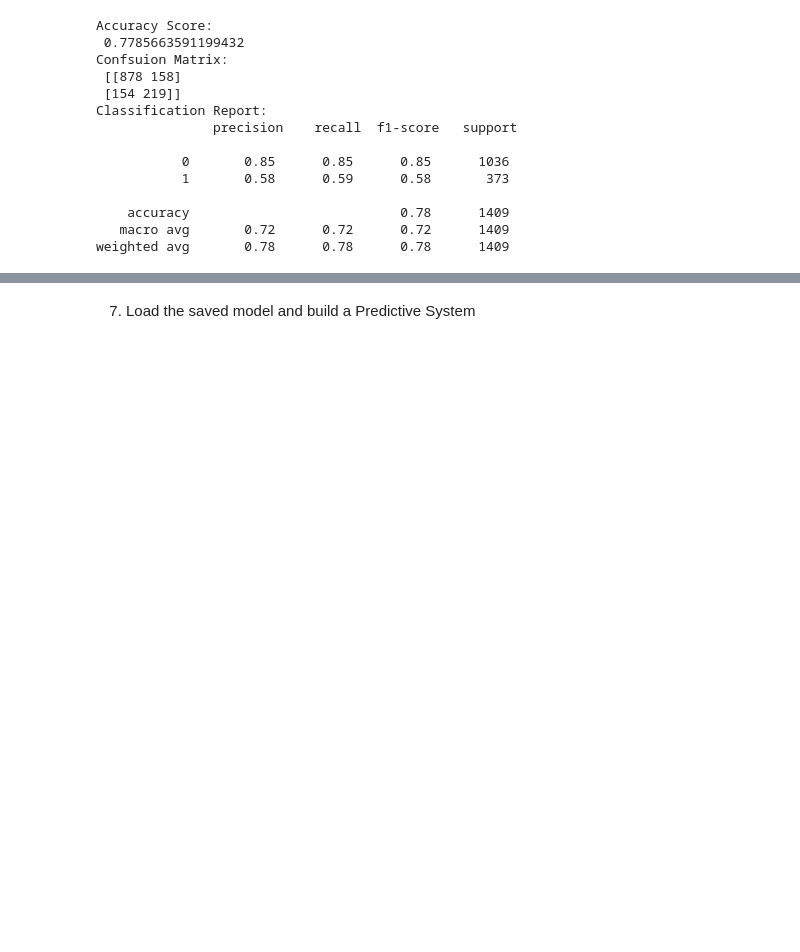
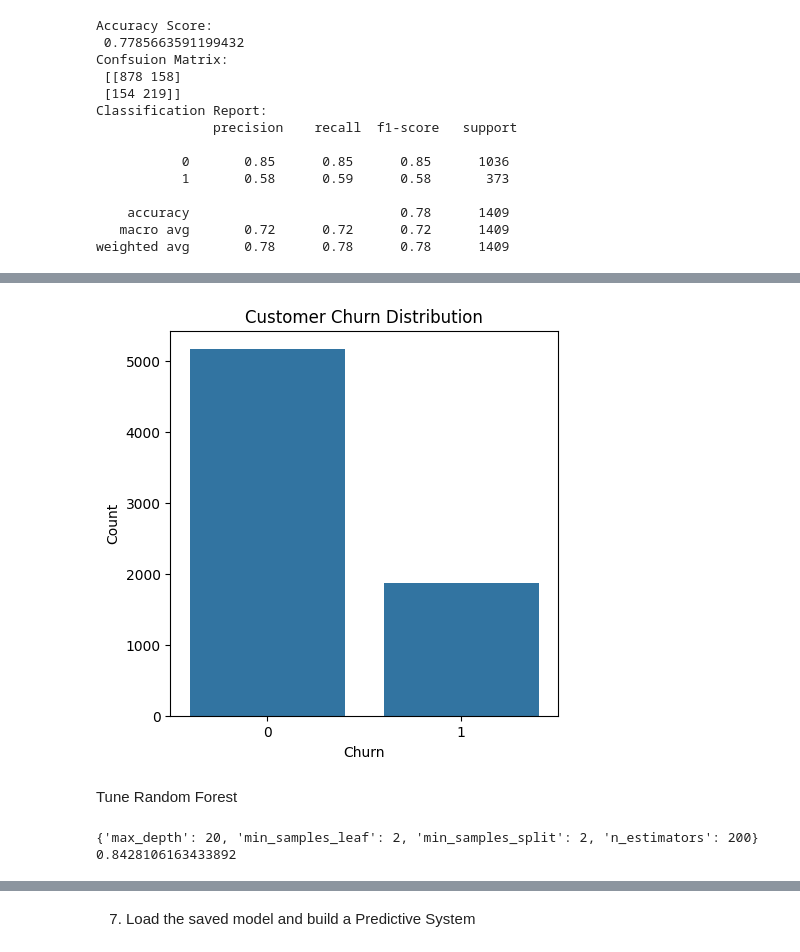
Before and after one commit to haritharajan04/Customer_Churn_Prediction_using_ML.ipynb, a Jupyter notebook: Customer_Churn_Prediction_using_ML.ipynb, the cells around one changed output, grey strips where cells are left out. Cells and saved outputs as stored; diff of their text form; code cells hidden in the pictures; blank space fills up the shorter version.

```diff
--- a/Customer_Churn_Prediction_using_ML.ipynb
+++ b/Customer_Churn_Prediction_using_ML.ipynb
@@ -562,0 +617,39 @@ with open("customer_churn_model.pkl", "wb") as f:
+# %%
+plt.figure(figsize=(5,5))
+
+sns.countplot(x=df["Churn"])
+
+plt.title("Customer Churn Distribution")
+plt.xlabel("Churn")
+plt.ylabel("Count")
+
+plt.show()
+# %% [output]
+[figure, added]
+# %% [markdown]
+Tune Random Forest
+# %%
+from sklearn.model_selection import GridSearchCV
+
+param_grid = {
+    "n_estimators":[100,200,300],
+    "max_depth":[10,20,None],
+    "min_samples_split":[2,5],
+    "min_samples_leaf":[1,2]
+}
+
+grid = GridSearchCV(
+    RandomForestClassifier(random_state=42),
+    param_grid,
+    cv=5,
+    scoring="accuracy",
+    n_jobs=-1
+)
+
+grid.fit(X_train_smote,y_train_smote)
+
+print(grid.best_params_)
+print(grid.best_score_)
+# %% [output]
+{'max_depth': 20, 'min_samples_leaf': 2, 'min_samples_split': 2, 'n_estimators': 200}
+0.8428106163433892
```
Also changed, not shown: parts of 8 cells of this notebook.
